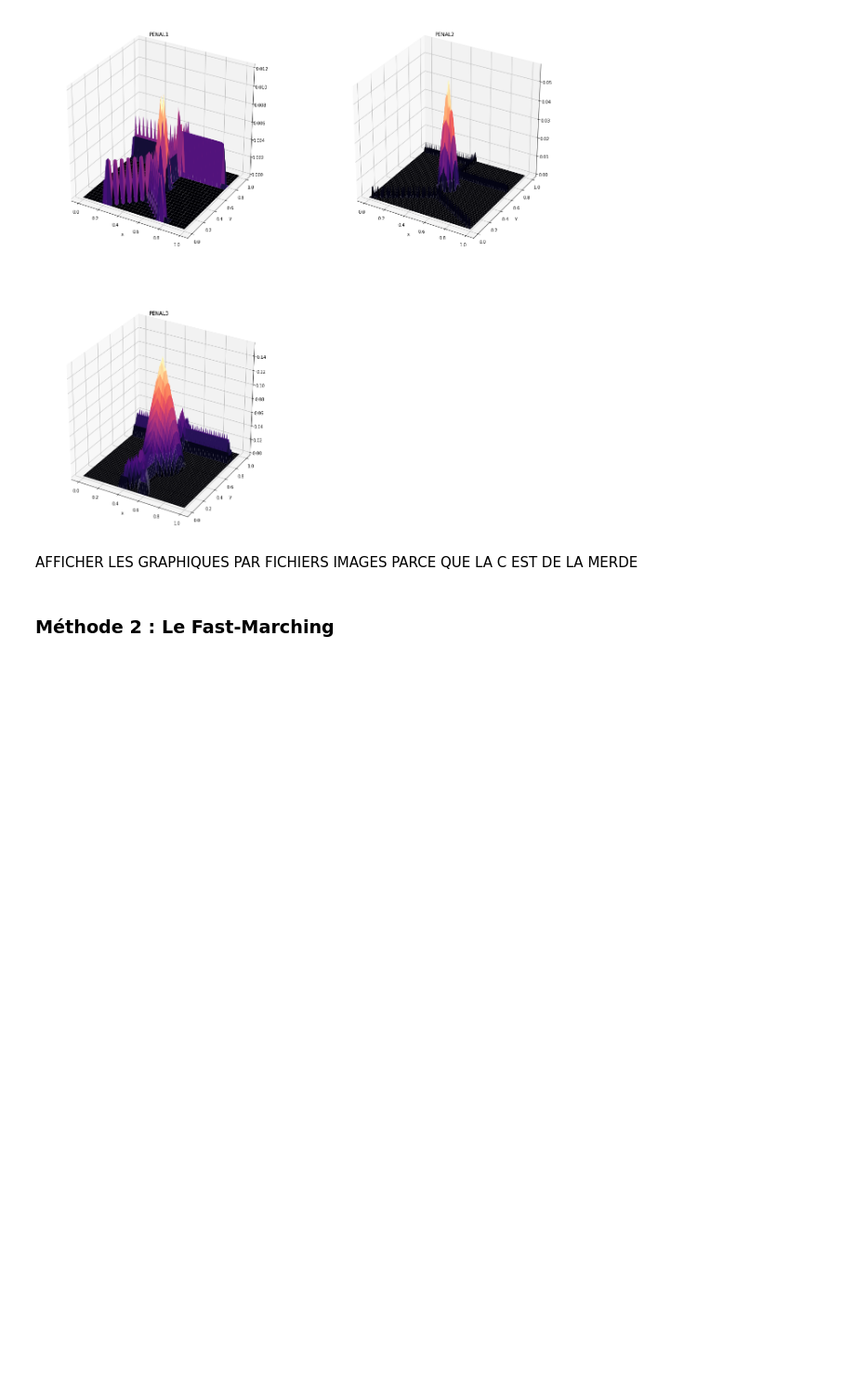
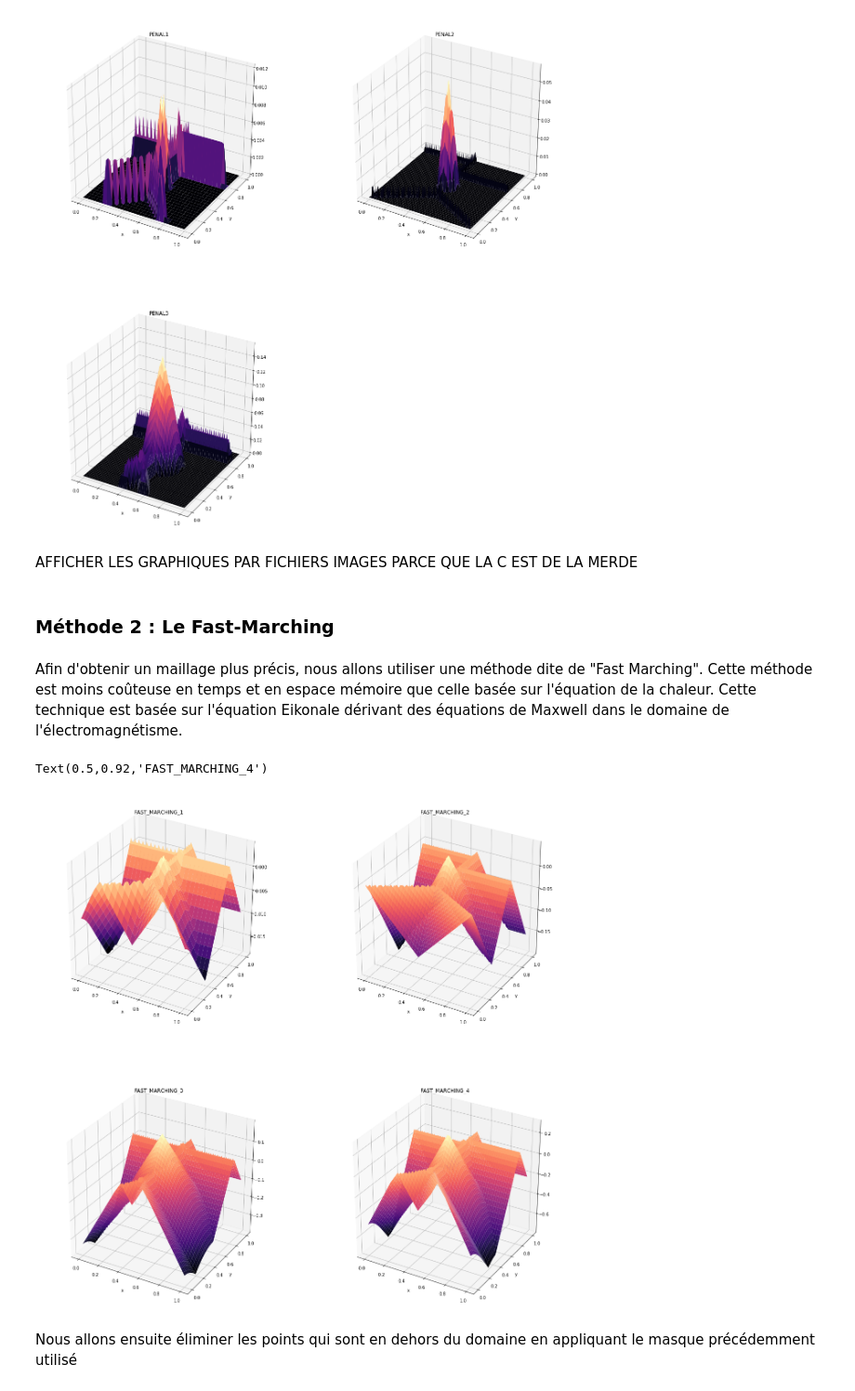
Before and after one commit to ThomasPhilibert0/cours, a Jupyter notebook: ANEVRISME/Projet_Anevrisme.ipynb, the cells around one changed output. Shown at 93% size. Drawn from its saved outputs; the diff is of its cells as text; code cells hidden in the pictures; blank space fills up the shorter version.

Commit message:
Fast marching + Skeleton_max fait

```diff
--- a/ANEVRISME/Projet_Anevrisme.ipynb
+++ b/ANEVRISME/Projet_Anevrisme.ipynb
@@ -545,3 +546,73 @@ Text(0.5,0.92,'PENAL3')
 AFFICHER LES GRAPHIQUES PAR FICHIERS IMAGES PARCE QUE LA C EST DE LA MERDE
 # %% [markdown]
 ### Méthode 2 : Le Fast-Marching
+# %% [markdown]
+Afin d'obtenir un maillage plus précis, nous allons utiliser une méthode dite de "Fast Marching". Cette méthode est moins coûteuse en temps et en espace mémoire que celle basée sur l'équation de la chaleur.
+Cette technique est basée sur l'équation Eikonale dérivant des équations de Maxwell dans le domaine de l'électromagnétisme.
+# %%
+def fast_marching(N, MASK):
+
+    MAT = np.zeros((N+1,N+1))
+
+    for i in range(N+1):
+        for j in range(N+1):
+            if MASK[j][i] == 0 :
+                MAT[j][i] = -1
+            else :
+                MAT[j][i] = 1
+
+    D = skfmm.distance(MAT, dx=1e-3)
+
+    return D
+# %%
+FAST1 = fast_marching(50,MASK1)
+FAST2 = fast_marching(500,MASK2)
+FAST3 = fast_marching(1000,MASK3)
+FAST4 = fast_marching(2000,MASK4)
+# %%
+fig = plt.figure(figsize = [22,22])
+
+#FAST_MARCHING_1
+ax = fig.add_subplot(221, projection = '3d')
+x = np.linspace(0,1,51)
+y = np.linspace(0,1,51)
+X,Y = np.meshgrid(x,y)
+ax.plot_surface(X,Y,FAST1, cmap = 'magma')
+plt.xlabel("x")
+plt.ylabel("y")
+plt.title("FAST_MARCHING_1")
+
+#FAST_MARCHING_2
+ax = fig.add_subplot(222, projection = '3d')
+x = np.linspace(0,1,501)
+y = np.linspace(0,1,501)
+X,Y = np.meshgrid(x,y)
+ax.plot_surface(X,Y,FAST2, cmap = 'magma')
+plt.xlabel("x")
+plt.ylabel("y")
+plt.title("FAST_MARCHING_2")
+
+#FAST_MARCHING_3
+ax = fig.add_subplot(223, projection = '3d')
+x = np.linspace(0,1,1001)
+y = np.linspace(0,1,1001)
+X,Y = np.meshgrid(x,y)
+ax.plot_surface(X,Y,FAST3, cmap = 'magma')
+plt.xlabel("x")
+plt.ylabel("y")
+plt.title("FAST_MARCHING_3")
+
+#FAST_MARCHING_4
+ax = fig.add_subplot(224, projection = '3d')
+x = np.linspace(0,1,2001)
+y = np.linspace(0,1,2001)
+X,Y = np.meshgrid(x,y)
+ax.plot_surface(X,Y,FAST4, cmap = 'magma')
+plt.xlabel("x")
+plt.ylabel("y")
+plt.title("FAST_MARCHING_4")
+# %% [output]
+Text(0.5,0.92,'FAST_MARCHING_4')
+[figure, added]
+# %% [markdown]
+Nous allons ensuite éliminer les points qui sont en dehors du domaine en appliquant le masque précédemment utilisé
```
Also changed, not shown: parts of 9 cells of this notebook.
